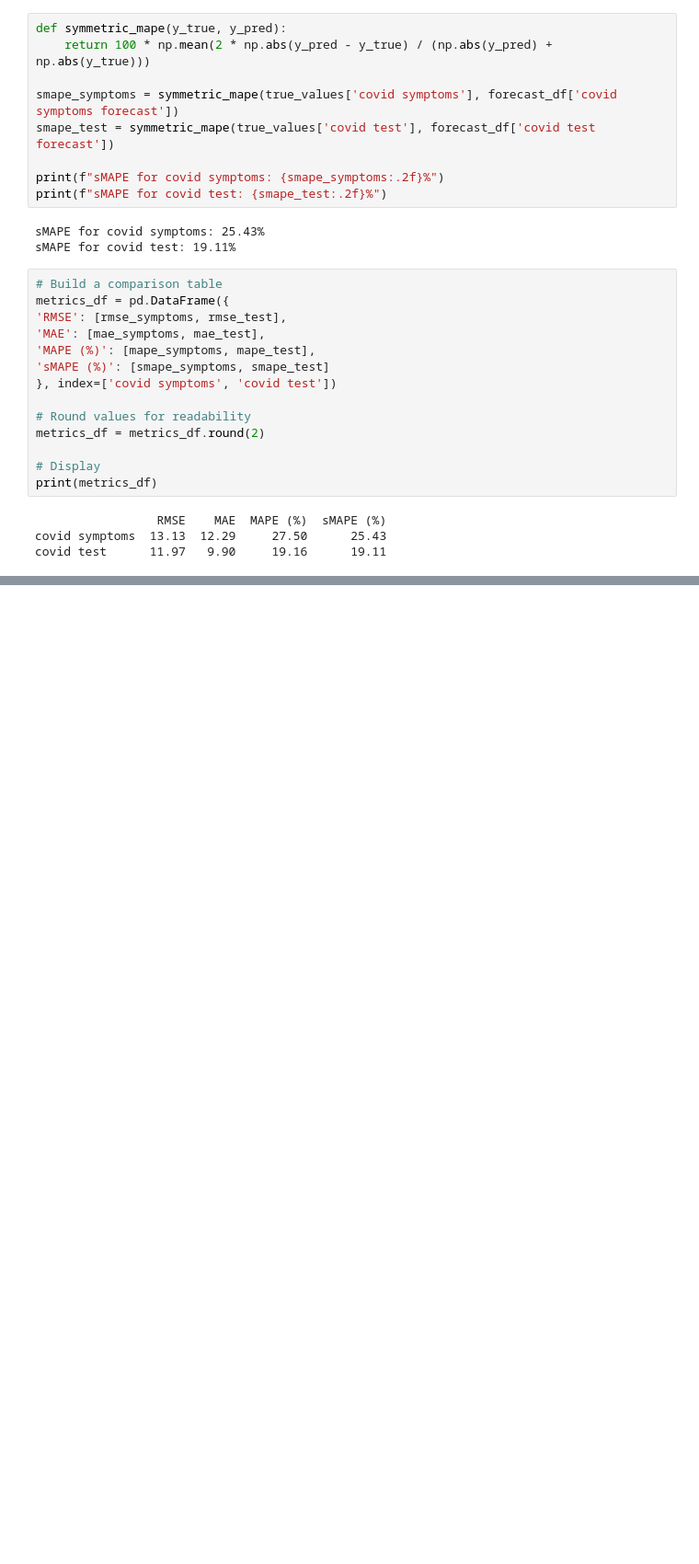
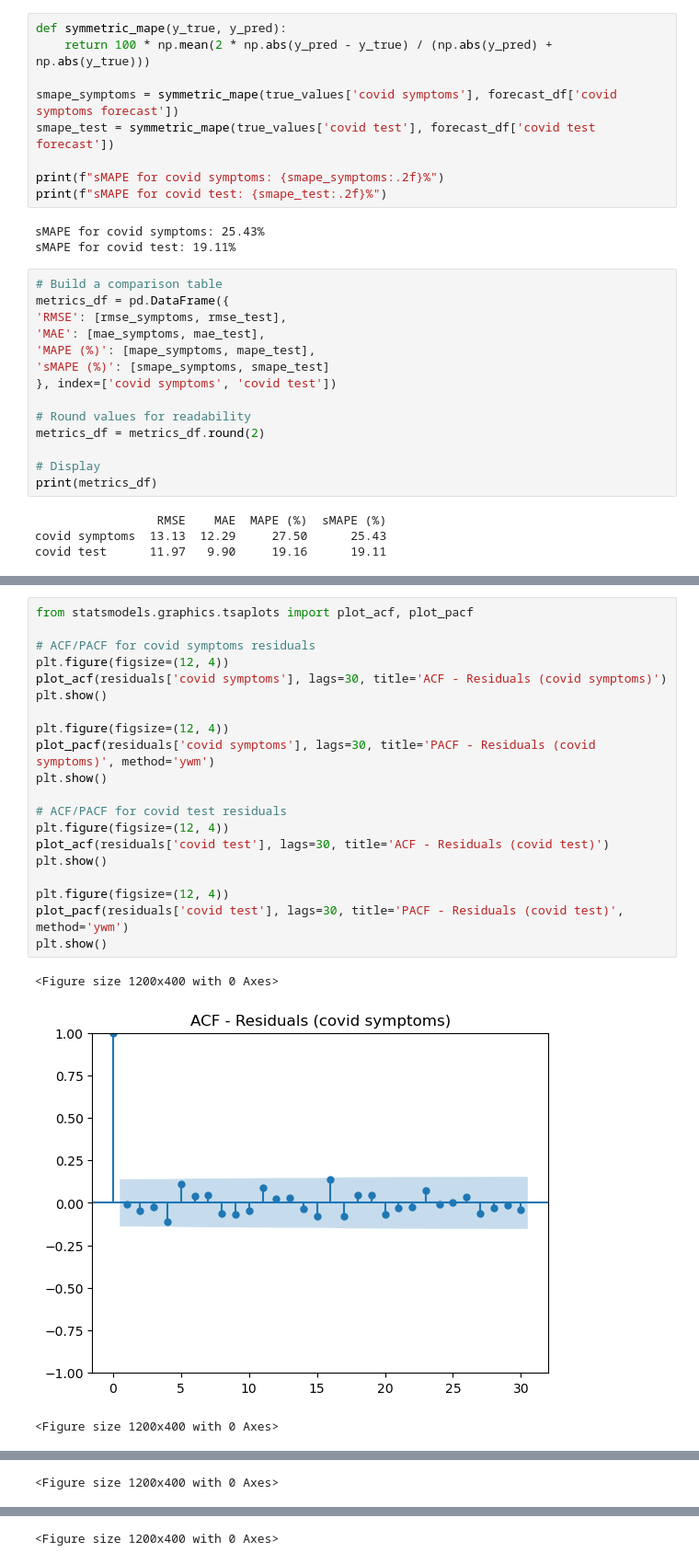
Before and after one commit to sevintanerdi/TSAproject, a Jupyter notebook: TSA_analysis.ipynb, the cells around one changed output, grey strips where cells are left out. Shown at 92% size. Cells and saved outputs as stored; diff of their text form; blank space fills up the shorter version.

```diff
--- a/TSA_analysis.ipynb
+++ b/TSA_analysis.ipynb
@@ -419,0 +503,24 @@ covid test      11.97   9.90     19.16      19.11
+# %%
+from statsmodels.graphics.tsaplots import plot_acf, plot_pacf
+
+# ACF/PACF for covid symptoms residuals
+plt.figure(figsize=(12, 4))
+plot_acf(residuals['covid symptoms'], lags=30, title='ACF - Residuals (covid symptoms)')
+plt.show()
+
+plt.figure(figsize=(12, 4))
+plot_pacf(residuals['covid symptoms'], lags=30, title='PACF - Residuals (covid symptoms)', method='ywm')
+plt.show()
+
+# ACF/PACF for covid test residuals
+plt.figure(figsize=(12, 4))
+plot_acf(residuals['covid test'], lags=30, title='ACF - Residuals (covid test)')
+plt.show()
+
+plt.figure(figsize=(12, 4))
+plot_pacf(residuals['covid test'], lags=30, title='PACF - Residuals (covid test)', method='ywm')
+plt.show()
+# %% [output]
+<Figure size 1200x400 with 0 Axes>
+[figure, added]
+<Figure size 1200x400 with 0 Axes>
@@ -419,0 +528 @@ covid test      11.97   9.90     19.16      19.11
+<Figure size 1200x400 with 0 Axes>
@@ -419,0 +530 @@ covid test      11.97   9.90     19.16      19.11
+<Figure size 1200x400 with 0 Axes>
```
Also changed, not shown: parts of 10 cells of this notebook.
